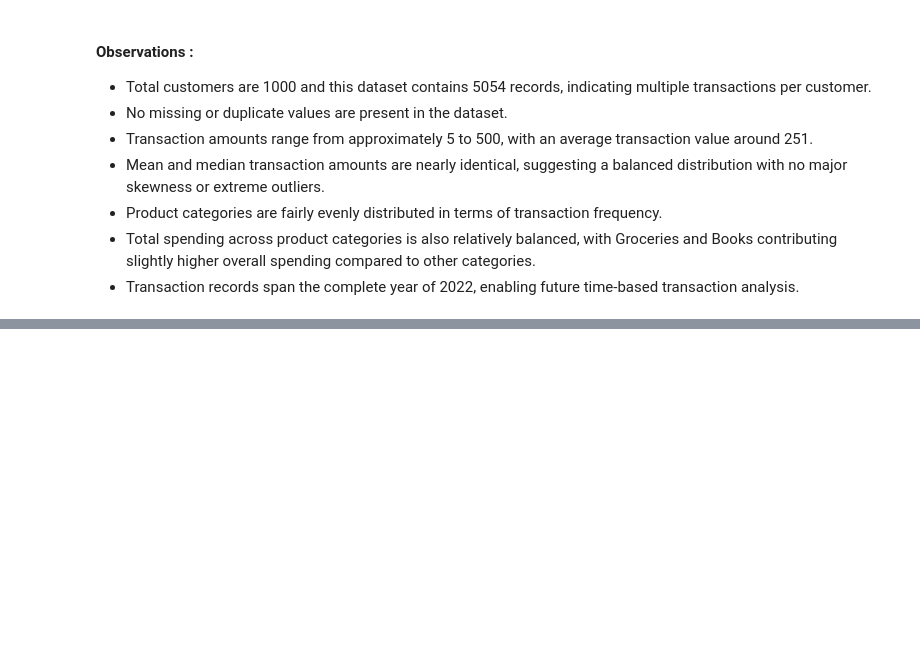
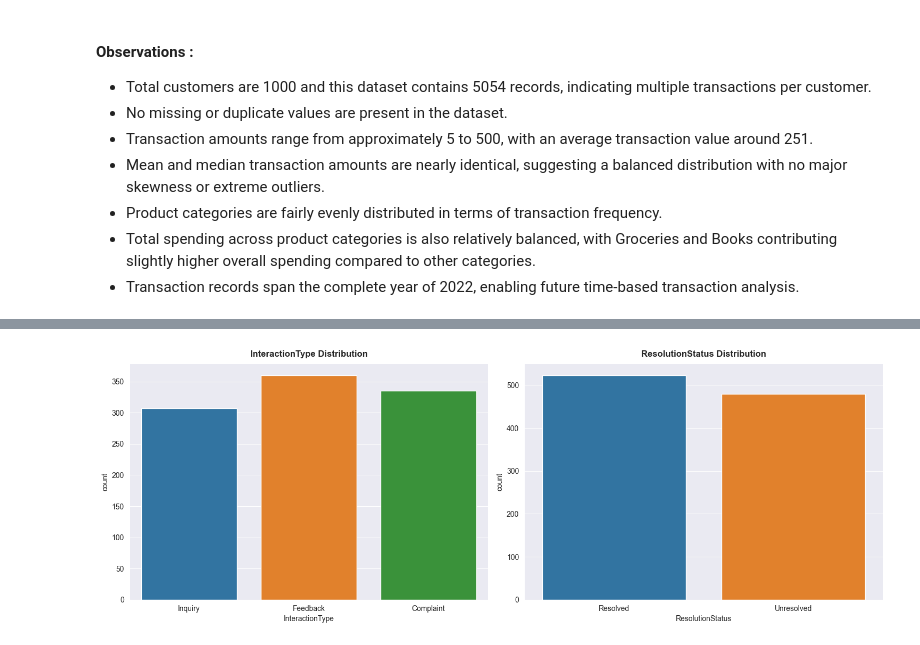
Before and after one commit to ashishpra28/Lloyds-Banking-Group-Job-Simulation, a Jupyter notebook: notebooks/Task1-EDA.ipynb, the cells around one changed output, grey strips where cells are left out. Cells and saved outputs as stored; diff of their text form; code cells hidden in the pictures; blank space fills up the shorter version.

```diff
--- a/notebooks/Task1-EDA.ipynb
+++ b/notebooks/Task1-EDA.ipynb
@@ -208,0 +247,27 @@ print(amount_per_category)
+# %%
+plt.figure(figsize=(15,10))
+
+# Interaction Type Distribution
+plt.subplot(2,2,1)
+sns.countplot(data=customer_service,x='InteractionType',palette='tab10')
+plt.title('InteractionType Distribution', fontweight='bold',pad=10)
+sns.despine()
+
+# Resolution Status Distribution
+plt.subplot(2,2,2)
+sns.countplot(data=customer_service, x='ResolutionStatus',palette='tab10')
+plt.title('ResolutionStatus Distribution', fontweight='bold',pad=10)
+sns.despine()
+
+plt.tight_layout()
+
+# Save figure
+plt.savefig(
+    '../plots/Customer_Service_overview.png',
+    dpi=300,
+    bbox_inches='tight'
+)
+
+plt.show()
+# %% [output]
+[figure, added]
```
Also changed, not shown: parts of 10 cells of this notebook, 3 other files.
